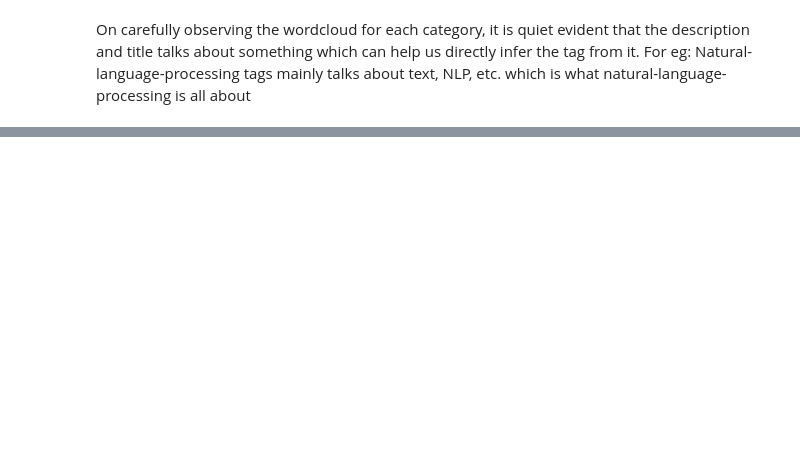
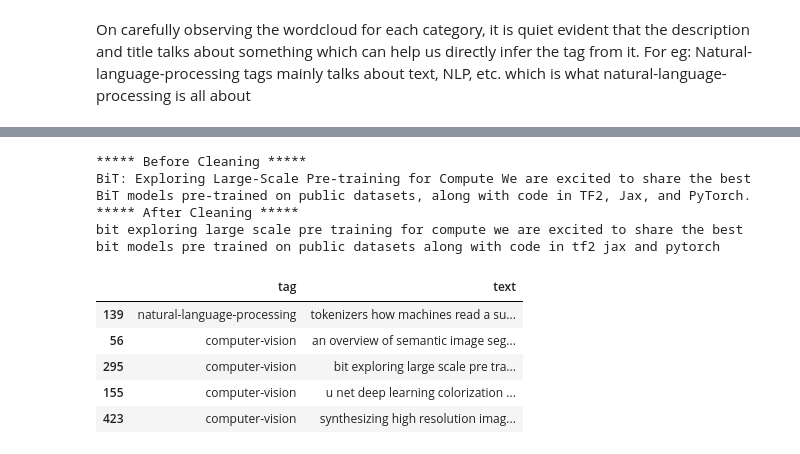
Before and after one commit to AniTho/Made-With-ML, a Jupyter notebook: notebook/1_data_processing.ipynb, the cells around one changed output, grey strips where cells are left out. Cells and saved outputs as stored; diff of their text form; code cells hidden in the pictures; blank space fills up the shorter version.

```diff
--- a/notebook/1_data_processing.ipynb
+++ b/notebook/1_data_processing.ipynb
@@ -175,0 +231,33 @@ On carefully observing the wordcloud for each category, it is quiet evident that
+# %%
+nltk.download('stopwords')
+STOPWORDS = stopwords.words('english')
+
+def clean_data(text, STOPWORDS = STOPWORDS):
+
+    # Make all to lower case (case is not much important here since the focus is the terms used)
+    text = text.lower()
+
+    # Remove all stop words
+    pattern = re.compile(r'\b(' + '|'.join(STOPWORDS) + ')\b\s*')
+    text = pattern.sub(' ', text)
+
+    # Note: \b stands for non character boundary
+    # Note: STOPWORDS will be joined in single string separated by |
+    # which is used by regex for or operation (i.e. search for either word)
+
+    # Separate all punctuation
+    text = re.sub(r"([!\"'#$%&()*\+,-./:;<=>?@\\\[\]^_`{|}~])", " \1 ", text)
+
+    # look for the punctuation in between [ ] and then replace it surrounded by space
+    # \1 is used to refer to matched character
+
+    # Remove all non alphanumeric words
+    text = re.sub(r'[^a-z0-9]', ' ', text)
+
+    # Remove any possible link
+    text = re.sub(r'http(s)?\S+', ' ', text)
+
+    # Remove redundant spaces
+    text = re.sub(r'\s+', ' ', text)
+
+    return text
@@ -175,0 +268,24 @@ On carefully observing the wordcloud for each category, it is quiet evident that
+# %%
+idx = 2
+current_text = train_data['text'].iloc[idx]
+print('***** Before Cleaning *****')
+print(current_text)
+current_text_cleaned = clean_data(current_text, STOPWORDS)
+print('***** After Cleaning *****')
+print(current_text_cleaned)
+# %% [output]
+***** Before Cleaning *****
+BiT: Exploring Large-Scale Pre-training for Compute We are excited to share the best BiT models pre-trained on public datasets, along with code in TF2, Jax, and PyTorch.
+***** After Cleaning *****
+bit exploring large scale pre training for compute we are excited to share the best bit models pre trained on public datasets along with code in tf2 jax and pytorch
+# %%
+# Applying the function on entire dataset
+train_data['text'] = train_data['text'].apply(clean_data)
+train_data.head()
+# %% [output]
+|  | tag | text |
+| 139 | natural-language-processing | tokenizers how machines read a su... |
+| 56 | computer-vision | an overview of semantic image seg... |
+| 295 | computer-vision | bit exploring large scale pre tra... |
+| 155 | computer-vision | u net deep learning colorization ... |
+| 423 | computer-vision | synthesizing high resolution imag... |
```
Also changed, not shown: parts of 21 cells of this notebook.
